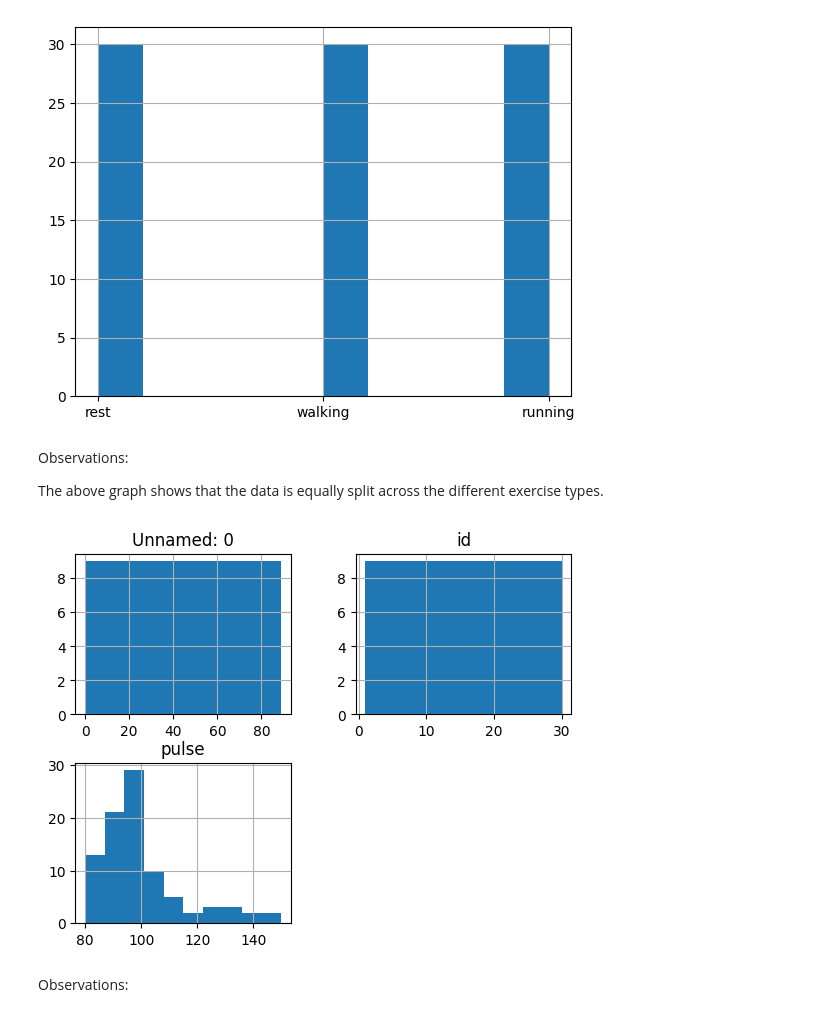
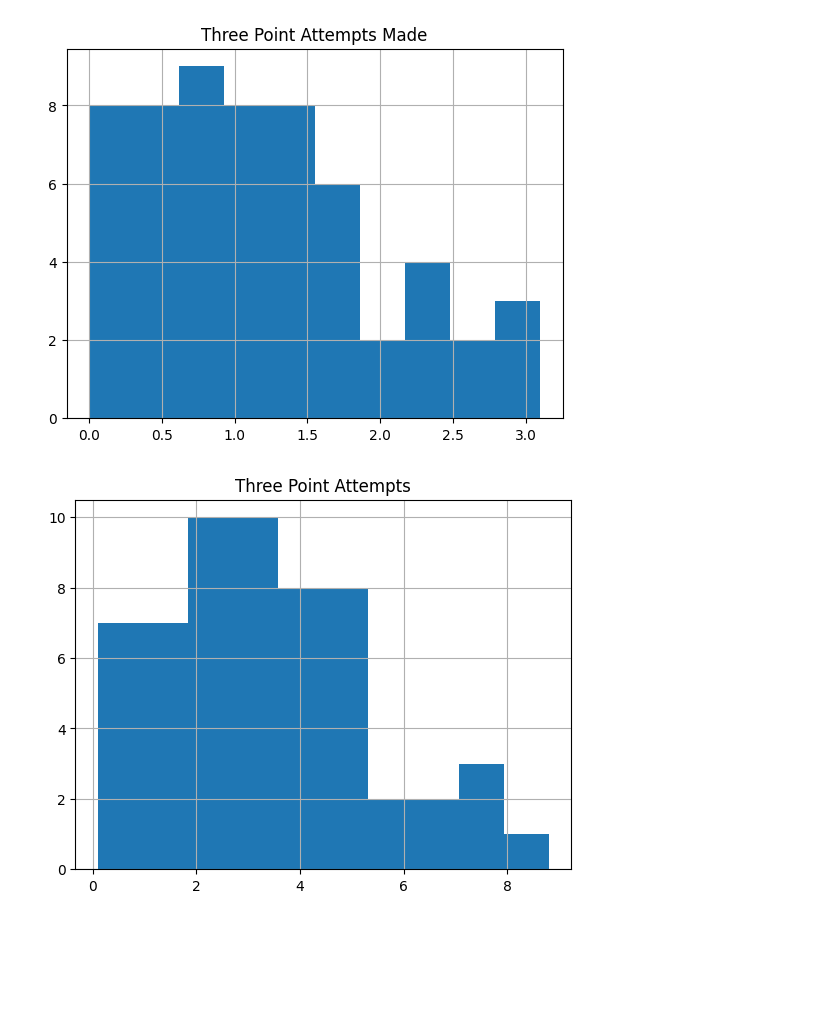
Before and after one commit to mindy0cruz/datafun-06-eda, a Jupyter notebook: mindycruz_eda.ipynb, the cells around one changed output. Cells and saved outputs as stored; diff of their text form; code cells hidden in the pictures; blank space fills up the shorter version.

```diff
--- a/mindycruz_eda.ipynb
+++ b/mindycruz_eda.ipynb
@@ -69,26 +81,18 @@ max     89.000000  30.000000  150.000000
-# %%
-# Initial Data Distribution
-
-# Inspect histogram by numerical column
-df['kind'].hist()
-
-#show all plots
-plt.show()
-# %% [output]
-[figure, removed]
-# %% [markdown]
-Observations:
-
-The above graph shows that the data is equally split across the different exercise types.
-# %%
-#  Initial Data Distribution for Categorical Columns
-
-# Inspect histograms for all numerical columns
-df.hist()
-
-# Show all plots
-plt.show()
-# %% [output]
-[figure, removed]
-# %% [markdown]
-Observations:
+# %%
+
+# Inspect histograms for all numerical columns
+
+df['3P'].hist()
+plt.title(f'Three Point Attempts Made')
+plt.show()
+
+df['3PA'].hist()
+plt.title(f'Three Point Attempts')
+plt.show()
+
+df['3P%'].hist()
+plt.title(f'Three Point Shooting Perecentage')
+plt.show()
+# %% [output]
+[figure, added]
+[figure, added]
```
Also changed, not shown: parts of 20 cells of this notebook, 1 other file.
